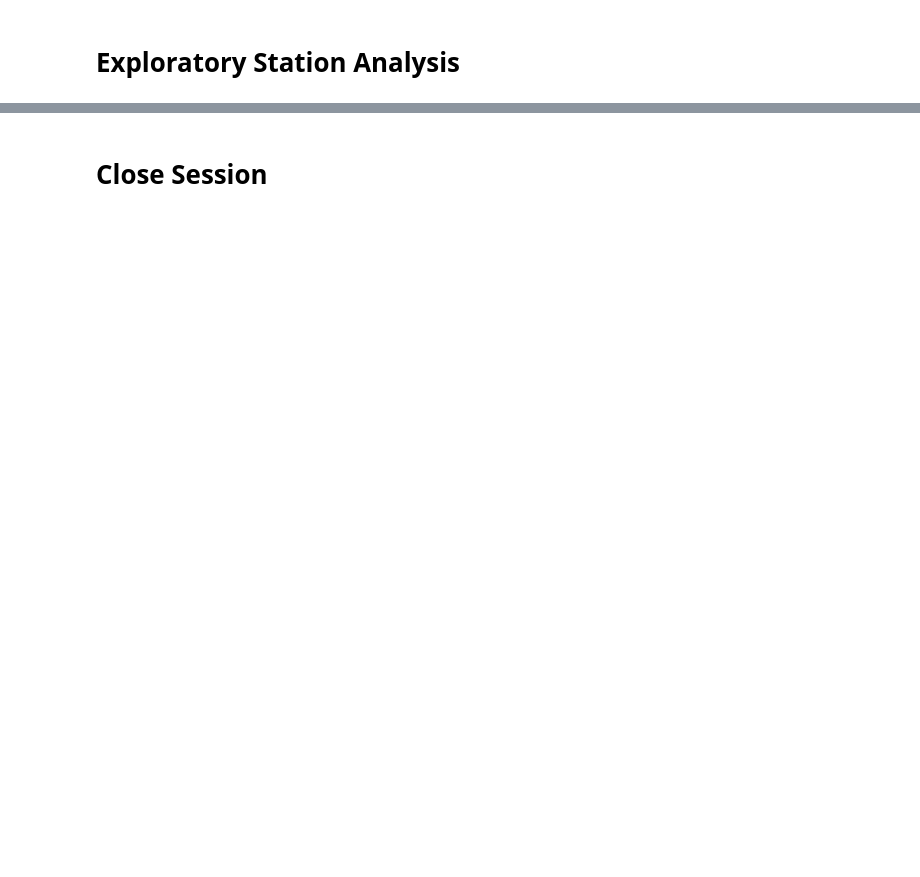
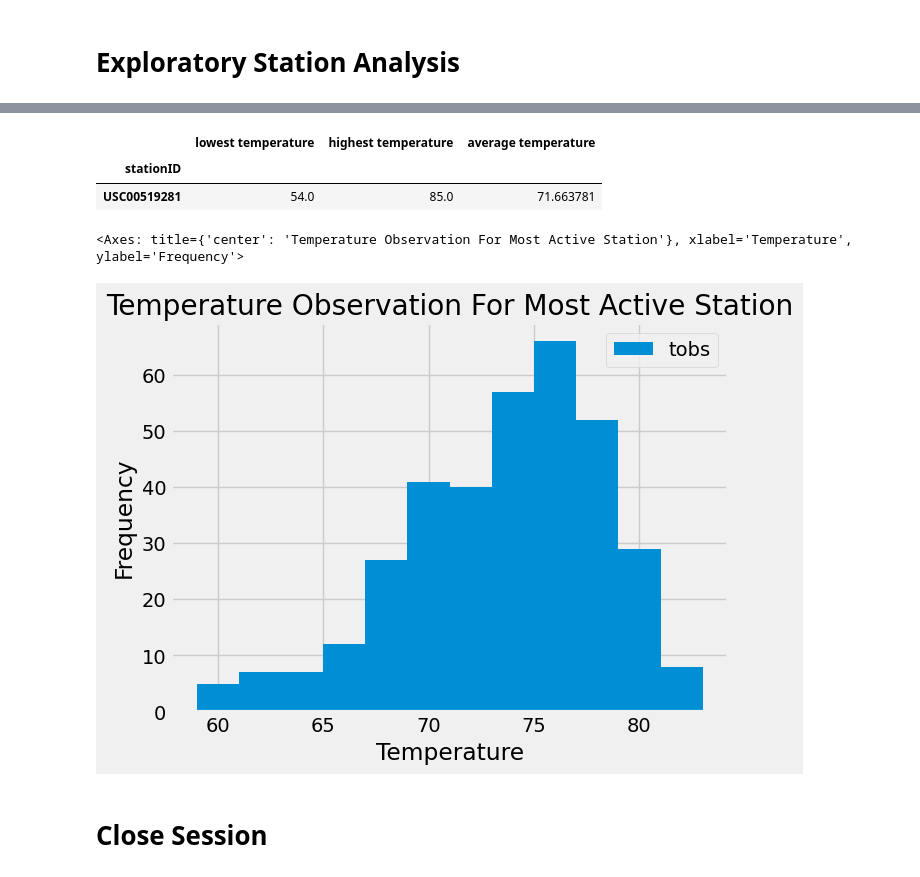
Before and after one commit to JairSolano/splalchemy-challenge, a Jupyter notebook: SurfsUp/climate_starter.ipynb, the cells around one changed output, grey strips where cells are left out. Drawn from its saved outputs; the diff is of its cells as text; code cells hidden in the pictures; blank space fills up the shorter version.

```diff
--- a/SurfsUp/climate_starter.ipynb
+++ b/SurfsUp/climate_starter.ipynb
@@ -80,8 +128,34 @@ Last Year To Date: 2016-08-23
 # %%
 # Using the most active station id from the previous query, calculate the lowest, highest, and average temperature.
+sel = [measurements.station,
+       func.min(measurements.tobs),
+       func.max(measurements.tobs),
+       func.avg(measurements.tobs)]
+
+most_active = session.query(*sel).\
+    filter(measurements.station == 'USC00519281')
+
+#most_active.all()
+
+df = pd.DataFrame(most_active, columns=['stationID', 'lowest temperature', 'highest temperature', 'average temperature'])
+df.set_index('stationID', inplace=True)
+df
+# %% [output]
+|  | lowest temperature | highest temperature | average temperature |
+| stationID |  |  |  |
+| USC00519281 | 54.0 | 85.0 | 71.663781 |
 # %%
 # Using the most active station id
 # Query the last 12 months of temperature observation data for this station and plot the results as a histogram
+most_active_ttm = session.query(measurements.date, measurements.tobs).\
+    filter(measurements.date > lyt_date).\
+    filter(measurements.station == 'USC00519281')
+
+most_active_df = pd.DataFrame(most_active_ttm)
+most_active_df.plot(kind='hist', bins=12, xlabel='Temperature', title='Temperature Observation For Most Active Station')
+# %% [output]
+<Axes: title={'center': 'Temperature Observation For Most Active Station'}, xlabel='Temperature', ylabel='Frequency'>
+[figure, added]
 # %% [markdown]
 # Close Session
 # %%
```
Also changed, not shown: parts of 6 cells of this notebook, 2 other files.
